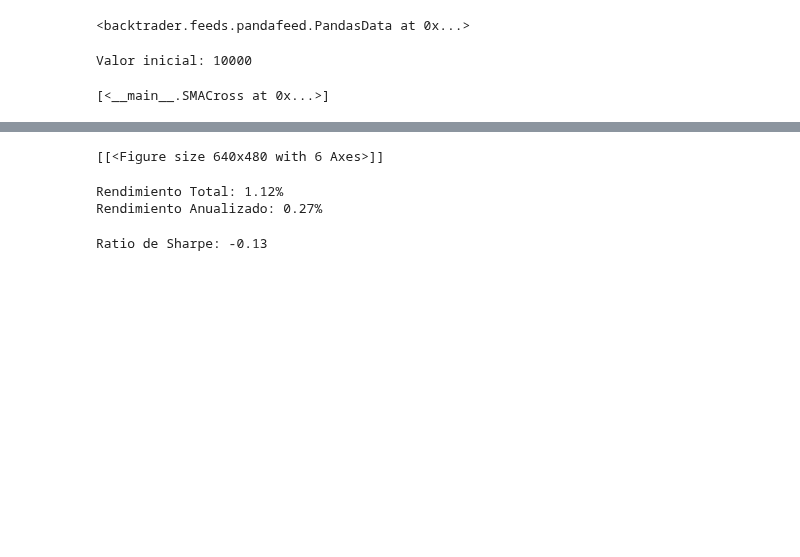
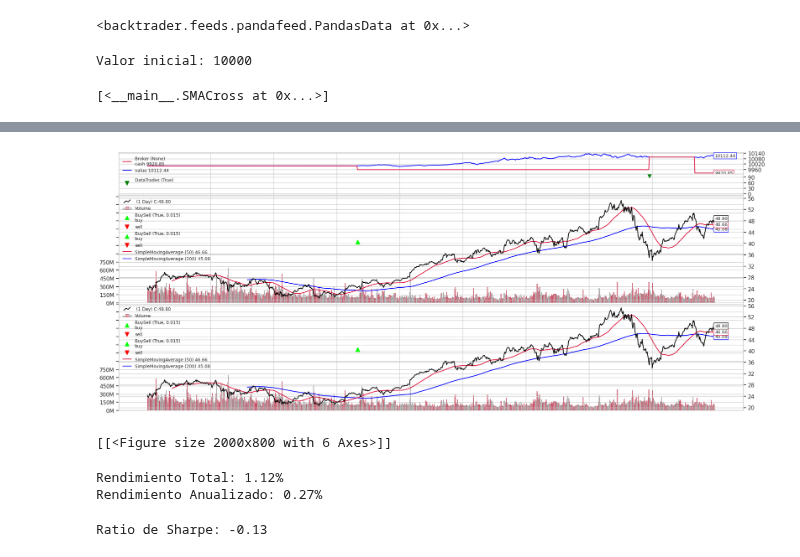
Before and after one commit to antonio-xrp/data-science-path, a Jupyter notebook: trading-algoritmico/0.4.ipynb, the cells around one changed output, grey strips where cells are left out. Drawn from its saved outputs; the diff is of its cells as text; code cells hidden in the pictures; blank space fills up the shorter version.

```diff
--- a/trading-algoritmico/0.4.ipynb
+++ b/trading-algoritmico/0.4.ipynb
@@ -399,3 +392,11 @@ Valor final: 10112.441232166908
+# %%
+import matplotlib.pyplot as plt # Para la visualización de datos.
+
+import seaborn as sns
+sns.set_style(style='whitegrid')
+sns.set_context(context='notebook')
+plt.rcParams['figure.figsize']=(20,8)
+%matplotlib inline
 # %%
-cerebro.plot()
+cerebro.plot(iplot=False)
 # %% [output]
@@ -404,4 +403,5 @@ cerebro.plot()
+[figure, added]
-[[<Figure size 640x480 with 6 Axes>]]
+[[<Figure size 2000x800 with 6 Axes>]]
 # %%
 
 
```
Also changed, not shown: parts of 12 cells of this notebook, 7 other files.
